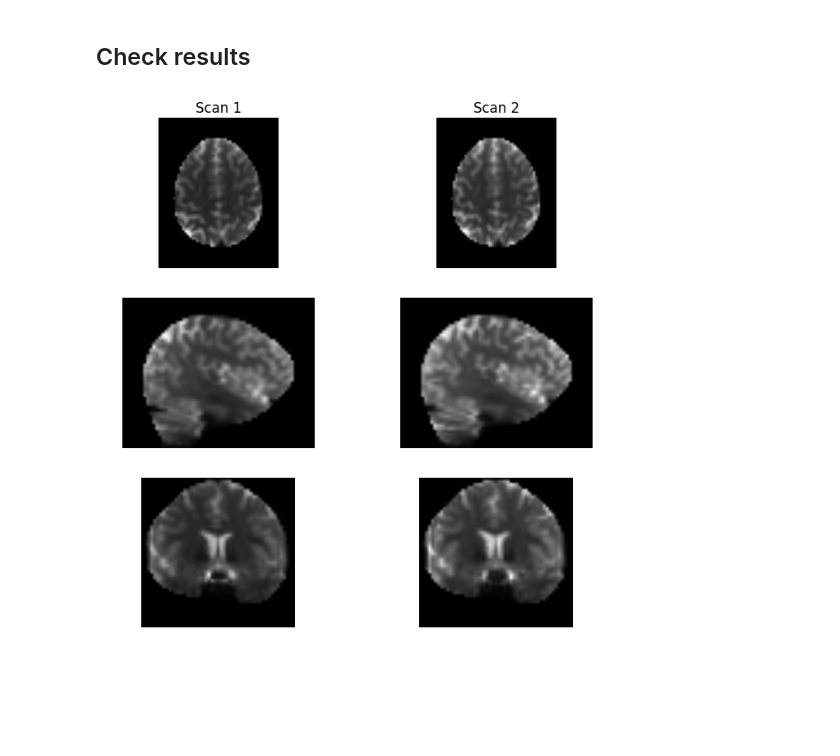
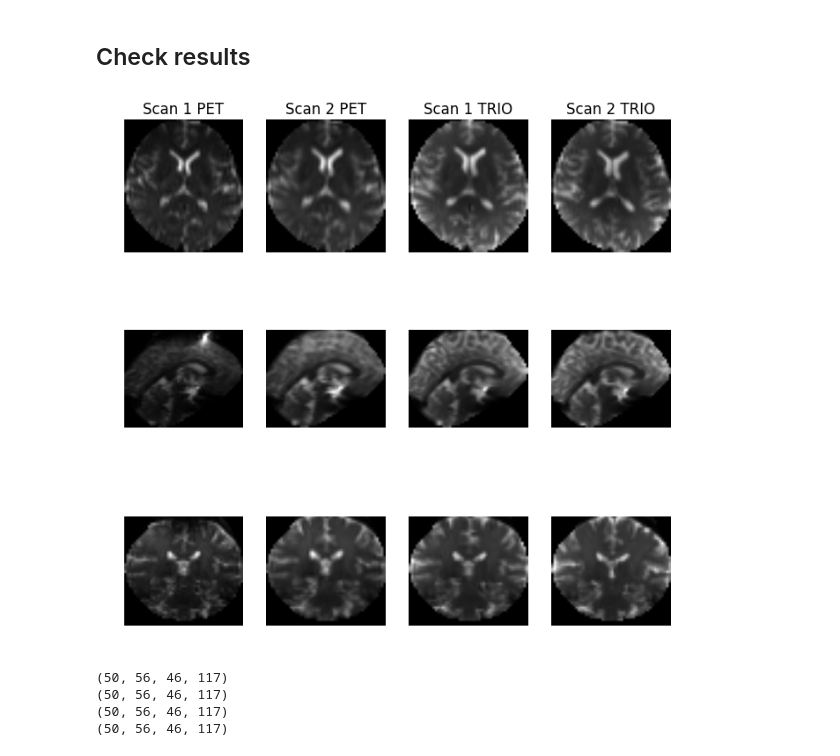
Before and after one commit to shivamdhall/MRIDataHarmonisation, a Jupyter notebook: Development/Affine_Registration.ipynb, the cells around one changed output. Cells and saved outputs as stored; diff of their text form; code cells hidden in the pictures; blank space fills up the shorter version.

Commit message:
Changes to affine registration

```diff
--- a/Development/Affine_Registration.ipynb
+++ b/Development/Affine_Registration.ipynb
@@ -186,13 +201,0 @@ def perform_registration(dataset_path_petmr, dataset_path_trio, dataset_path_sto
-# %%
-os.chdir('/Users/ShivamDhall/Desktop/Project/Dataset/PETMR_data/Subj1Scan1/')
-imgScan1 = nib.load("NODDI_3Shells.nii.gz")
-dataScan1 = imgScan1.get_data()
-print("Shape of data: (%d, %d, %d, %d)" % dataScan1.shape)
-
-bvalsScan1, bvecsScan1 = read_bvals_bvecs('NODDI.bval', 'NODDI.bvec')
-
-gtabScan1 = gradient_table(bvalsScan1, bvecsScan1)
-
-dataScan1_b0 = dataScan1[:,:,:,0]
-
-scan1_grid2world = imgScan1.affine
@@ -201,13 +201,0 @@ scan1_grid2world = imgScan1.affine
-# %%
-os.chdir('/Users/ShivamDhall/Desktop/Project/Dataset/PETMR_data/Subj1Scan2/')
-imgScan2 = nib.load("NODDI_3Shells.nii.gz")
-dataScan2 = imgScan2.get_data()
-print("Shape of data: (%d, %d, %d, %d)" % dataScan2.shape)
-
-bvalsScan2, bvecsScan2 = read_bvals_bvecs('NODDI.bval', 'NODDI.bvec')
-
-gtabScan2 = gradient_table(bvalsScan2, bvecsScan2)
-
-dataScan2_b0 = dataScan2[:,:,:,0]
-
-scan2_grid2world = imgScan2.affine
@@ -285,22 +231,32 @@ Saving the masks
 # %% [markdown]
 ## Check results
 # %%
-os.chdir('/Users/ShivamDhall/Desktop/Project/Dataset/PETMR_data/Subj1Scan1/')
-imgScan1 = nib.load("NODDI_3Shells.nii.gz")
+os.chdir('/Volumes/Seagate Backup Plus Drive/Project/Dataset/PETMR_data/Subj1Scan1/')
+imgScan1 = nib.load("Brain_Extracted.nii.gz")
 petmr_scan1 = imgScan1.get_data()
 
-os.chdir('/Users/ShivamDhall/Desktop/Project/Dataset/PETMR_data/Subj1Scan2/')
-imgScan2 = nib.load("NODDI_3Shells.nii.gz")
+os.chdir('/Volumes/Seagate Backup Plus Drive/Project/Dataset/PETMR_data/Subj1Scan2/')
+imgScan2 = nib.load("Brain_Extracted.nii.gz")
 petmr_scan2 = imgScan2.get_data()
 
-os.chdir('/Users/ShivamDhall/Desktop/Project/Dataset/TRIO_data/Subj5Scan1/')
+os.chdir('/Volumes/Seagate Backup Plus Drive/Project/Dataset/TRIO_data/Subj1Scan1/')
 imgScan3 = nib.load("Brain_Extracted.nii.gz")
 trio_scan1 = imgScan3.get_data()
 
-os.chdir('/Users/ShivamDhall/Desktop/Project/Dataset/TRIO_data/Subj5Scan2/')
+os.chdir('/Volumes/Seagate Backup Plus Drive/Project/Dataset/TRIO_data/Subj1Scan2/')
 imgScan4 = nib.load("Brain_Extracted.nii.gz")
 trio_scan2 = imgScan4.get_data()
-# %%
-plot_chart(trio_scan1, trio_scan2, 40, 40, 40)
-# %% [output]
-[figure, removed]
+# %%
+plot_chart(petmr_scan1, petmr_scan2, trio_scan1, trio_scan2, 25, 25, 25)
+# %% [output]
+[figure, added]
+# %%
+print petmr_scan1.shape
+print petmr_scan2.shape
+print trio_scan1.shape
+print trio_scan2.shape
+# %% [output]
+(50, 56, 46, 117)
+(50, 56, 46, 117)
+(50, 56, 46, 117)
+(50, 56, 46, 117)
```
Also changed, not shown: parts of 22 cells of this notebook.
